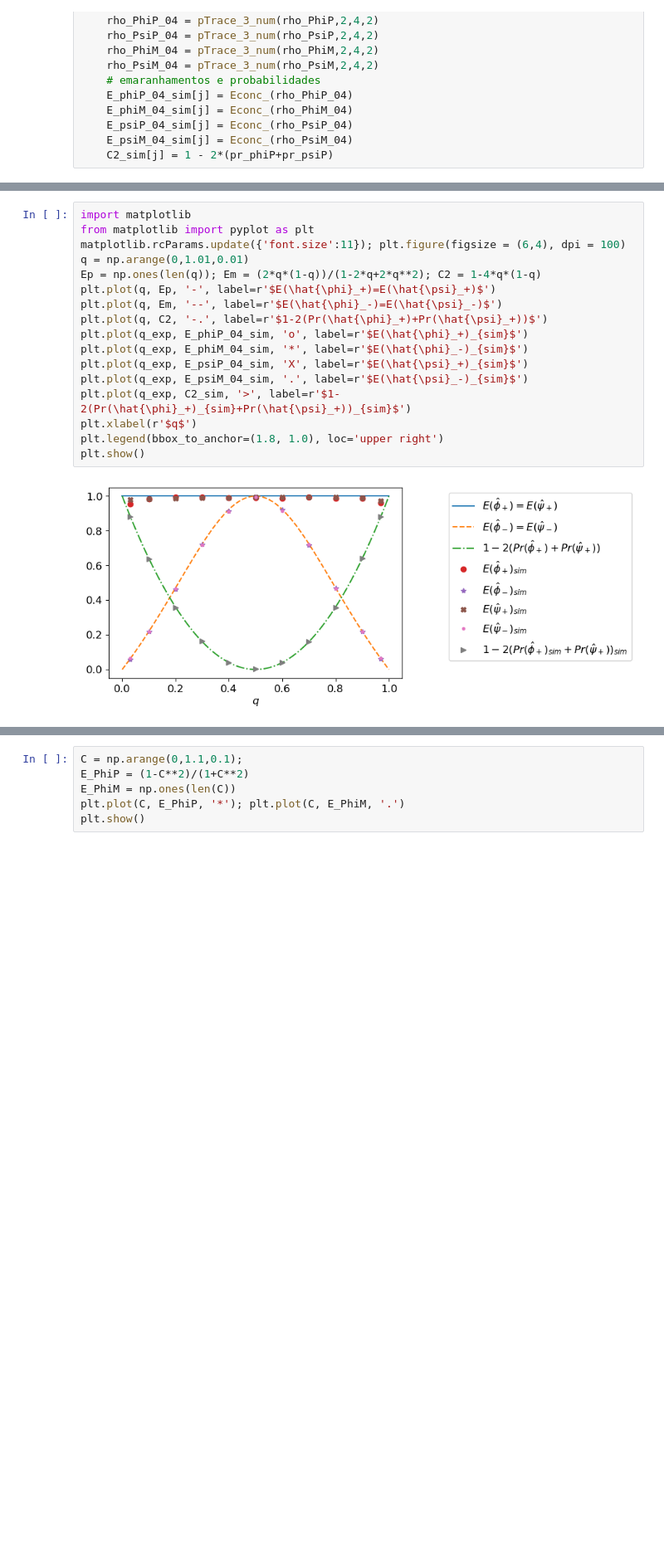
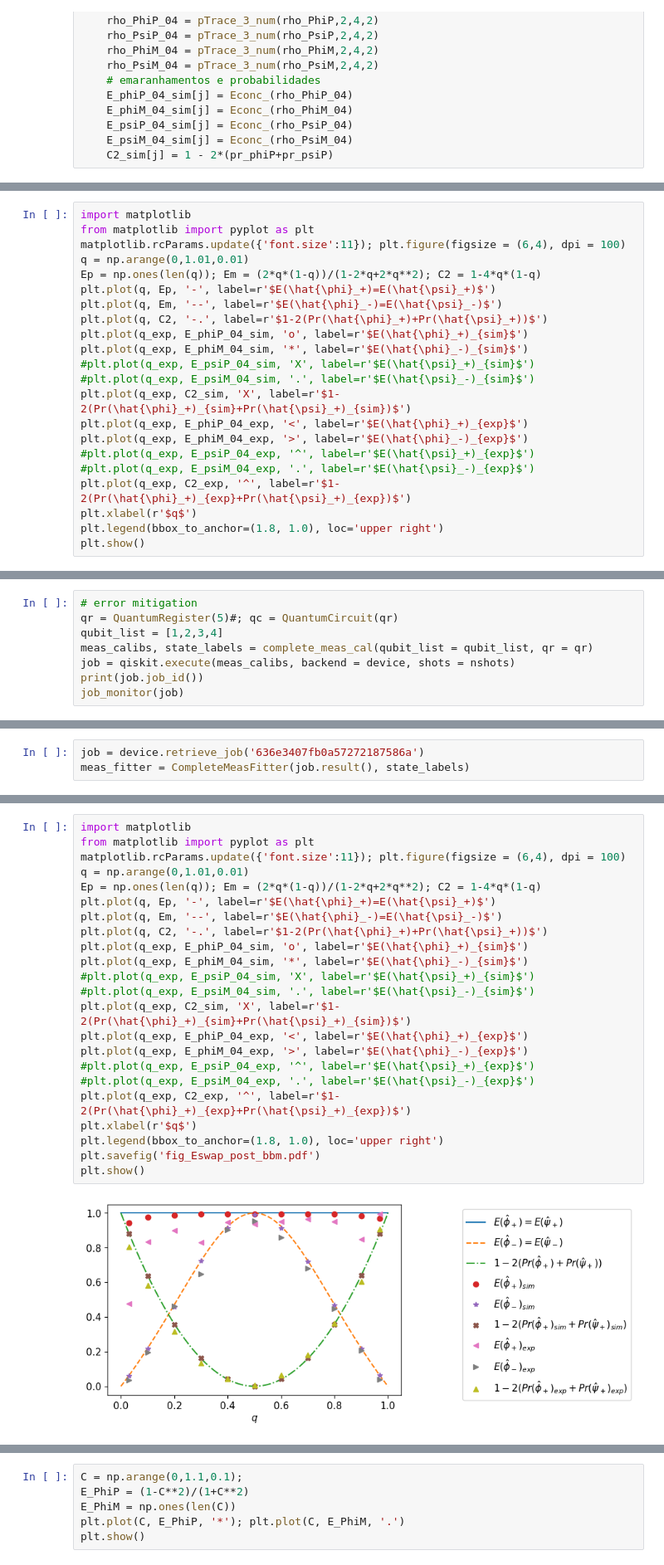
Before and after one commit to abbarreto/qiskit3, a Jupyter notebook: 02_entanglement_swap_coeh_pred.ipynb, the cells around one changed output, grey strips where cells are left out. Shown: that part at 83% size. Saved outputs shown, nothing was run; the diff lists cells and outputs as text; blank space fills up the shorter version.

```diff
--- a/02_entanglement_swap_coeh_pred.ipynb
+++ b/02_entanglement_swap_coeh_pred.ipynb
@@ -955,0 +1013,22 @@ for j in range(0,N):
+# %%
+import matplotlib
+from matplotlib import pyplot as plt
+matplotlib.rcParams.update({'font.size':11}); plt.figure(figsize = (6,4), dpi = 100)
+q = np.arange(0,1.01,0.01)
+Ep = np.ones(len(q)); Em = (2*q*(1-q))/(1-2*q+2*q**2); C2 = 1-4*q*(1-q)
+plt.plot(q, Ep, '-', label=r'$E(\hat{\phi}_+)=E(\hat{\psi}_+)$')
+plt.plot(q, Em, '--', label=r'$E(\hat{\phi}_-)=E(\hat{\psi}_-)$')
+plt.plot(q, C2, '-.', label=r'$1-2(Pr(\hat{\phi}_+)+Pr(\hat{\psi}_+))$')
+plt.plot(q_exp, E_phiP_04_sim, 'o', label=r'$E(\hat{\phi}_+)_{sim}$')
+plt.plot(q_exp, E_phiM_04_sim, '*', label=r'$E(\hat{\phi}_-)_{sim}$')
+#plt.plot(q_exp, E_psiP_04_sim, 'X', label=r'$E(\hat{\psi}_+)_{sim}$')
+#plt.plot(q_exp, E_psiM_04_sim, '.', label=r'$E(\hat{\psi}_-)_{sim}$')
+plt.plot(q_exp, C2_sim, 'X', label=r'$1-2(Pr(\hat{\phi}_+)_{sim}+Pr(\hat{\psi}_+)_{sim})$')
+plt.plot(q_exp, E_phiP_04_exp, '<', label=r'$E(\hat{\phi}_+)_{exp}$')
+plt.plot(q_exp, E_phiM_04_exp, '>', label=r'$E(\hat{\phi}_-)_{exp}$')
+#plt.plot(q_exp, E_psiP_04_exp, '^', label=r'$E(\hat{\psi}_+)_{exp}$')
+#plt.plot(q_exp, E_psiM_04_exp, '.', label=r'$E(\hat{\psi}_-)_{exp}$')
+plt.plot(q_exp, C2_exp, '^', label=r'$1-2(Pr(\hat{\phi}_+)_{exp}+Pr(\hat{\psi}_+)_{exp})$')
+plt.xlabel(r'$q$')
+plt.legend(bbox_to_anchor=(1.8, 1.0), loc='upper right')
+plt.show()
@@ -955,0 +1037,8 @@ for j in range(0,N):
+# %%
+# error mitigation
+qr = QuantumRegister(5)#; qc = QuantumCircuit(qr)
+qubit_list = [1,2,3,4]
+meas_calibs, state_labels = complete_meas_cal(qubit_list = qubit_list, qr = qr)
+job = qiskit.execute(meas_calibs, backend = device, shots = nshots)
+print(job.job_id())
+job_monitor(job)
@@ -955,0 +1048,3 @@ for j in range(0,N):
+# %%
+job = device.retrieve_job('636e3407fb0a57272187586a')
+meas_fitter = CompleteMeasFitter(job.result(), state_labels)
@@ -956,19 +1099,25 @@ for j in range(0,N):
 # %%
 import matplotlib
 from matplotlib import pyplot as plt
 matplotlib.rcParams.update({'font.size':11}); plt.figure(figsize = (6,4), dpi = 100)
 q = np.arange(0,1.01,0.01)
 Ep = np.ones(len(q)); Em = (2*q*(1-q))/(1-2*q+2*q**2); C2 = 1-4*q*(1-q)
 plt.plot(q, Ep, '-', label=r'$E(\hat{\phi}_+)=E(\hat{\psi}_+)$')
 plt.plot(q, Em, '--', label=r'$E(\hat{\phi}_-)=E(\hat{\psi}_-)$')
 plt.plot(q, C2, '-.', label=r'$1-2(Pr(\hat{\phi}_+)+Pr(\hat{\psi}_+))$')
 plt.plot(q_exp, E_phiP_04_sim, 'o', label=r'$E(\hat{\phi}_+)_{sim}$')
 plt.plot(q_exp, E_phiM_04_sim, '*', label=r'$E(\hat{\phi}_-)_{sim}$')
-plt.plot(q_exp, E_psiP_04_sim, 'X', label=r'$E(\hat{\psi}_+)_{sim}$')
-plt.plot(q_exp, E_psiM_04_sim, '.', label=r'$E(\hat{\psi}_-)_{sim}$')
-plt.plot(q_exp, C2_sim, '>', label=r'$1-2(Pr(\hat{\phi}_+)_{sim}+Pr(\hat{\psi}_+))_{sim}$')
+#plt.plot(q_exp, E_psiP_04_sim, 'X', label=r'$E(\hat{\psi}_+)_{sim}$')
+#plt.plot(q_exp, E_psiM_04_sim, '.', label=r'$E(\hat{\psi}_-)_{sim}$')
+plt.plot(q_exp, C2_sim, 'X', label=r'$1-2(Pr(\hat{\phi}_+)_{sim}+Pr(\hat{\psi}_+)_{sim})$')
+plt.plot(q_exp, E_phiP_04_exp, '<', label=r'$E(\hat{\phi}_+)_{exp}$')
+plt.plot(q_exp, E_phiM_04_exp, '>', label=r'$E(\hat{\phi}_-)_{exp}$')
+#plt.plot(q_exp, E_psiP_04_exp, '^', label=r'$E(\hat{\psi}_+)_{exp}$')
+#plt.plot(q_exp, E_psiM_04_exp, '.', label=r'$E(\hat{\psi}_-)_{exp}$')
+plt.plot(q_exp, C2_exp, '^', label=r'$1-2(Pr(\hat{\phi}_+)_{exp}+Pr(\hat{\psi}_+)_{exp})$')
 plt.xlabel(r'$q$')
 plt.legend(bbox_to_anchor=(1.8, 1.0), loc='upper right')
+plt.savefig('fig_Eswap_post_bbm.pdf')
 plt.show()
 # %% [output]
-[figure, old version]
+[figure, new version]
```
Also changed, not shown: parts of 41 cells of this notebook, 5 other files.
